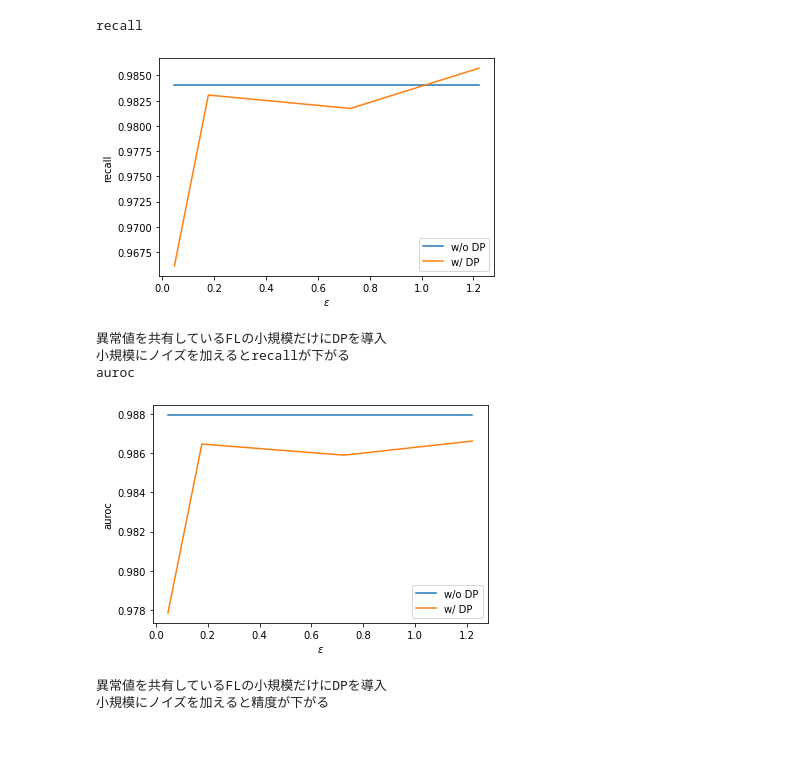
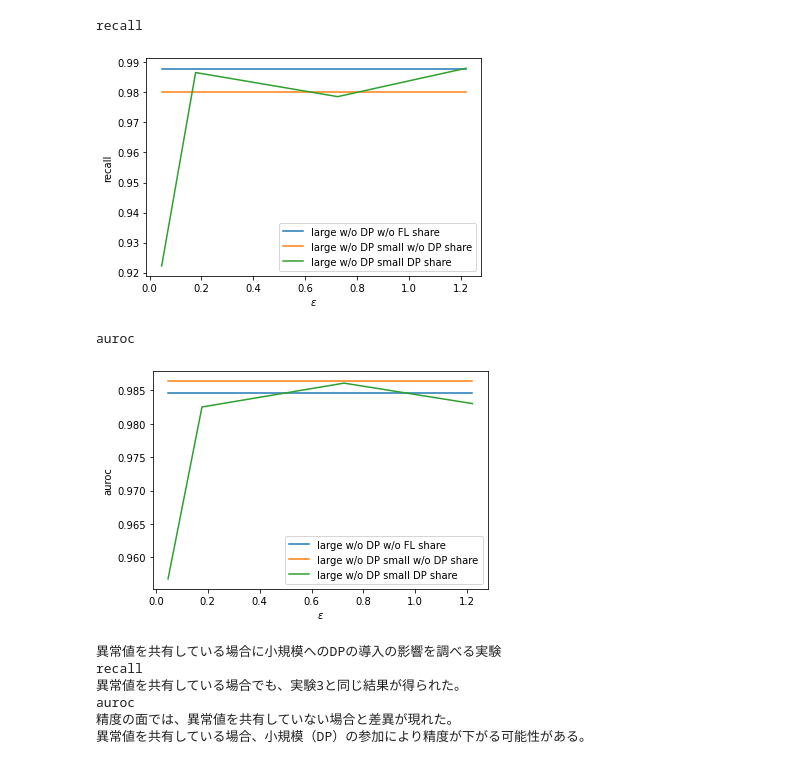
Before and after one commit to tkgsn/fl-unbalanced, a Jupyter notebook: plot2.ipynb, the cells around one changed output. Cells and saved outputs as stored; diff of their text form; code cells hidden in the pictures.

```diff
--- a/plot2.ipynb
+++ b/plot2.ipynb
@@ -29,7 +29,8 @@ def get_results(noise_for_small=0, noise_for_large=0, share_abnormal_ratio=0, n_
             with open(dir + "/scores.pkl", "rb") as f:
                 results.append([pickle.load(f)[0][eval_score] * params["ITR"], params["epsilon"]])
 
-    #print(f"{len(results)} file found")
+    assert len(results) != 0, "file not found"
+    # print(f"{len(results)} file found")
 
     return np.array(results)[:,0].sum() / count, results[0][1]
 
@@ -317,6 +329,7 @@ largeは小規模、大規模ともにDP導入
 epsilons = []
 large_results = []
 wo_dp_results = []
+wo_fl_results = []
 
 noises = [5,8,30,100]
 
@@ -324,53 +337,63 @@ eval_score = "recall"
 for noise in noises:
     result, epsilon = get_results(noise_for_small=noise, noise_for_large=0, share_abnormal_ratio=1, n_small_users=4, eval_score=eval_score)
     result_wo_dp, _ = get_results(noise_for_small=0, noise_for_large=0, share_abnormal_ratio=1, n_small_users=4, eval_score=eval_score)
+    result_wo_fl, _ = get_results(noise_for_small=0, noise_for_large=0, share_abnormal_ratio=1, n_small_users=0, eval_score=eval_score)
     epsilons.append(epsilon)
     large_results.append(result)
     wo_dp_results.append(result_wo_dp)
+    wo_fl_results.append(result_wo_fl)
 
 print(eval_score)
-plt.plot(epsilons, wo_dp_results, label="w/o DP")
-plt.plot(epsilons, large_results, label="w/ DP")
+plt.plot(epsilons, wo_fl_results, label="large w/o DP w/o FL share")
+plt.plot(epsilons, wo_dp_results, label="large w/o DP small w/o DP share")
+plt.plot(epsilons, large_results, label="large w/o DP small DP share")
 plt.legend()
 plt.xlabel("$\epsilon$")
 plt.ylabel(eval_score)
 plt.show()
-
-print("異常値を共有しているFLの小規模だけにDPを導入")
-print("小規模にノイズを加えるとrecallが下がる")
 
 ##
 
 epsilons = []
 large_results = []
 wo_dp_results = []
+wo_fl_results = []
 
 noises = [5,8,30,100]
 
 eval_score = "auroc"
 for noise in noises:
     result, epsilon = get_results(noise_for_small=noise, noise_for_large=0, share_abnormal_ratio=1, n_small_users=4, eval_score=eval_score)
     result_wo_dp, _ = get_results(noise_for_small=0, noise_for_large=0, share_abnormal_ratio=1, n_small_users=4, eval_score=eval_score)
+    result_wo_fl, _ = get_results(noise_for_small=0, noise_for_large=0, share_abnormal_ratio=1, n_small_users=0, eval_score=eval_score)
     epsilons.append(epsilon)
     large_results.append(result)
     wo_dp_results.append(result_wo_dp)
+    wo_fl_results.append(result_wo_fl)
 
 print(eval_score)
-plt.plot(epsilons, wo_dp_results, label="w/o DP")
-plt.plot(epsilons, large_results, label="w/ DP")
+plt.plot(epsilons, wo_fl_results, label="large w/o DP w/o FL share")
+plt.plot(epsilons, wo_dp_results, label="large w/o DP small w/o DP share")
+plt.plot(epsilons, large_results, label="large w/o DP small DP share")
 plt.legend()
 plt.xlabel("$\epsilon$")
 plt.ylabel(eval_score)
 plt.show()
 
-print("異常値を共有しているFLの小規模だけにDPを導入")
-print("小規模にノイズを加えると精度が下がる")
+print("異常値を共有している場合に小規模へのDPの導入の影響を調べる実験")
+print("recall")
+print("異常値を共有している場合でも、実験3と同じ結果が得られた。")
+print("auroc")
+print("精度の面では、異常値を共有していない場合と差異が現れた。")
+print("異常値を共有している場合、小規模（DP）の参加により精度が下がる可能性がある。")
 # %% [output]
 recall
-[figure, old version]
+[figure, new version]
-異常値を共有しているFLの小規模だけにDPを導入
-小規模にノイズを加えるとrecallが下がる
 auroc
-[figure, old version]
+[figure, new version]
-異常値を共有しているFLの小規模だけにDPを導入
-小規模にノイズを加えると精度が下がる
+異常値を共有している場合に小規模へのDPの導入の影響を調べる実験
+recall
+異常値を共有している場合でも、実験3と同じ結果が得られた。
+auroc
+精度の面では、異常値を共有していない場合と差異が現れた。
+異常値を共有している場合、小規模（DP）の参加により精度が下がる可能性がある。
```
Also changed, not shown: parts of 6 cells of this notebook, 1 other file.
